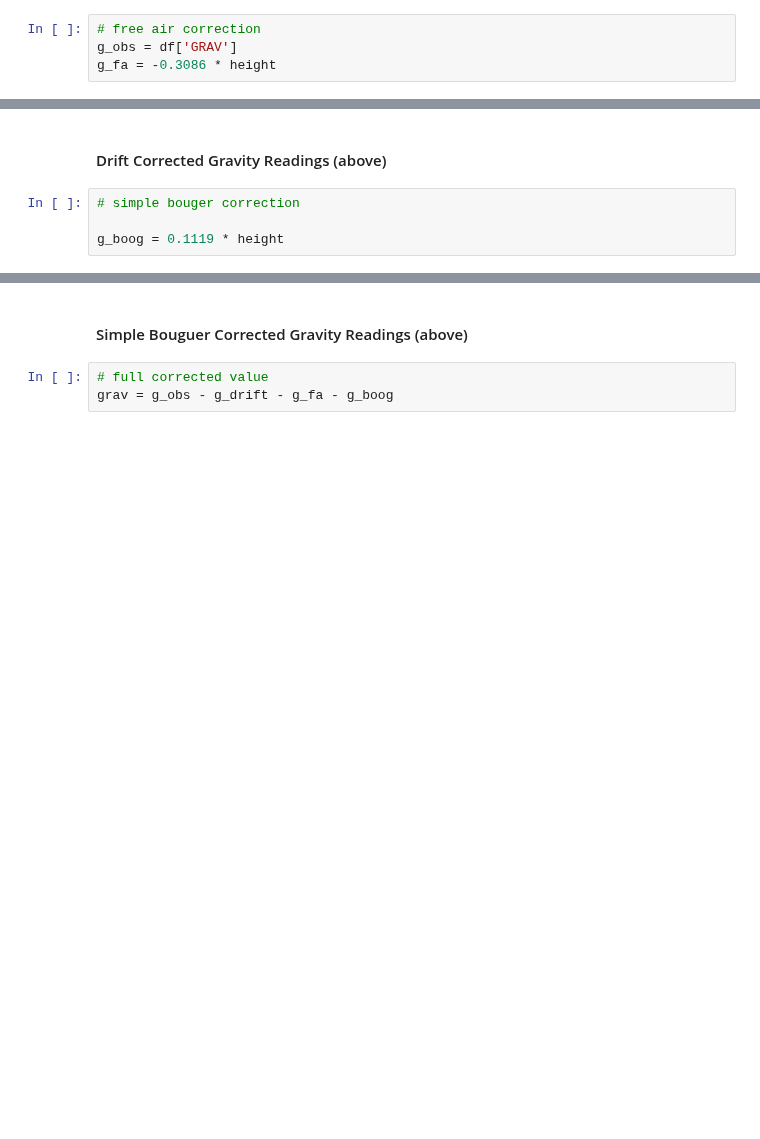
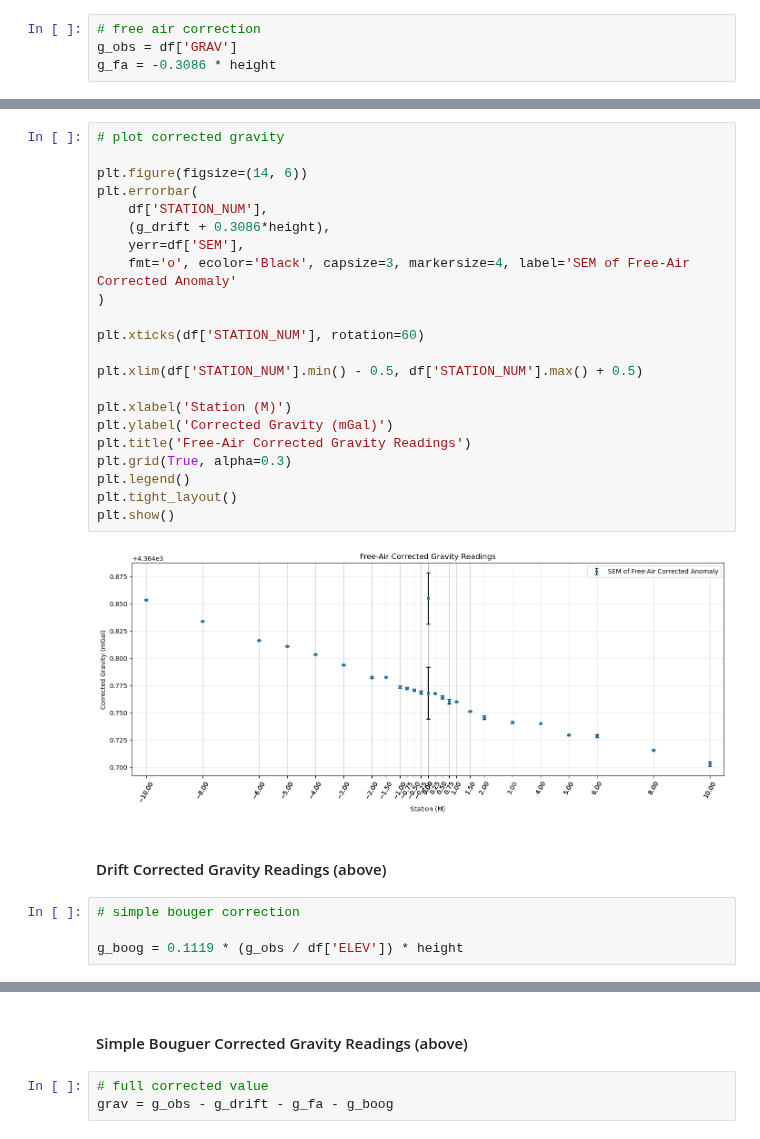
Before and after one commit to lillian-hanson/gpgn-318-328-notebooks, a Jupyter notebook: Labs/gravity/06-lab/06-Gravity-Tunnel-Hanson.ipynb, the cells around one changed output, grey strips where cells are left out. Drawn from its saved outputs; the diff is of its cells as text; blank space fills up the shorter version.

```diff
--- a/Labs/gravity/06-lab/06-Gravity-Tunnel-Hanson.ipynb
+++ b/Labs/gravity/06-lab/06-Gravity-Tunnel-Hanson.ipynb
@@ -324,9 +313,33 @@ plt.show()
+# %%
+# plot corrected gravity
+
+plt.figure(figsize=(14, 6))
+plt.errorbar(
+    df['STATION_NUM'],
+    (g_drift + 0.3086*height),
+    yerr=df['SEM'],
+    fmt='o', ecolor='Black', capsize=3, markersize=4, label='SEM of Free-Air Corrected Anomaly'
+)
+
+plt.xticks(df['STATION_NUM'], rotation=60)
+
+plt.xlim(df['STATION_NUM'].min() - 0.5, df['STATION_NUM'].max() + 0.5)
+
+plt.xlabel('Station (M)')
+plt.ylabel('Corrected Gravity (mGal)')
+plt.title('Free-Air Corrected Gravity Readings')
+plt.grid(True, alpha=0.3)
+plt.legend()
+plt.tight_layout()
+plt.show()
+# %% [output]
+[figure, new version]
 # %% [markdown]
 #### Drift Corrected Gravity Readings (above)
 # %%
 # simple bouger correction
 
-g_boog = 0.1119 * height
+g_boog = 0.1119 * (g_obs / df['ELEV']) * height
 # %%
 # plot corrected gravity
 plt.figure(figsize=(14, 6))
```
Also changed, not shown: parts of 9 cells of this notebook, 6 other files.
